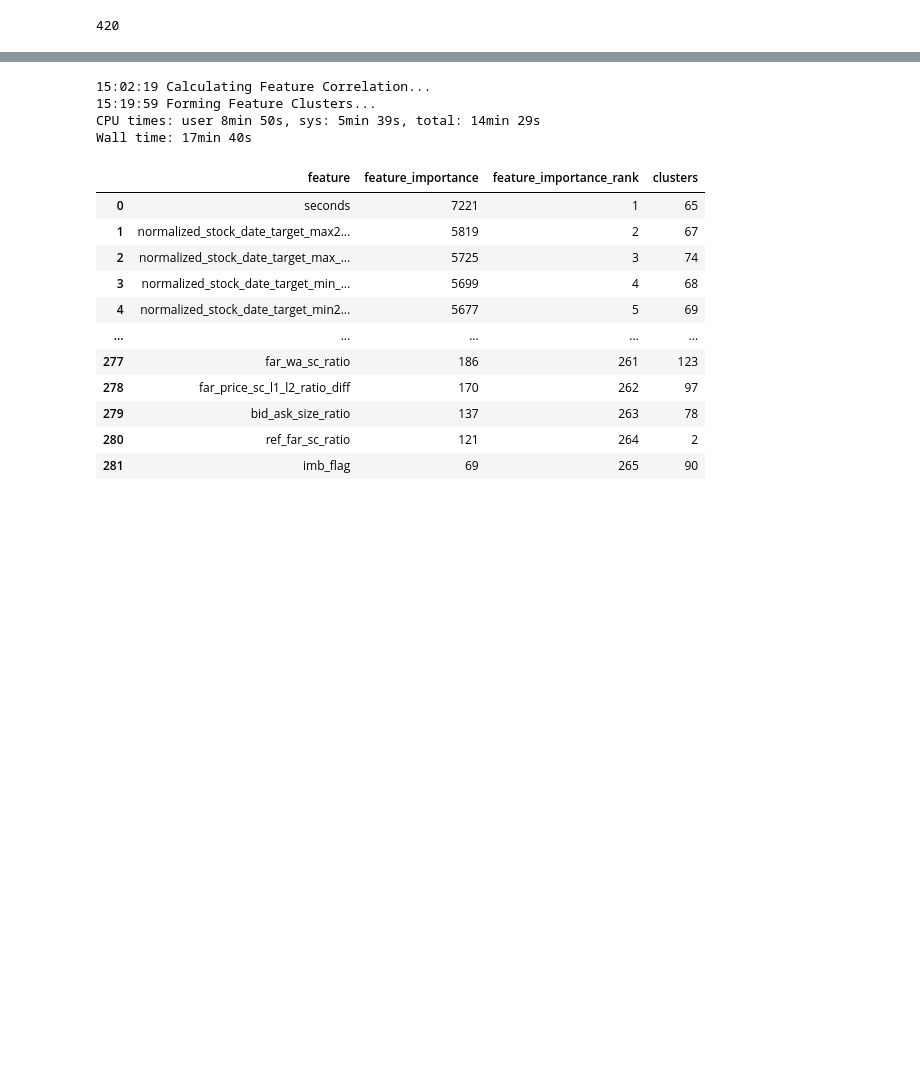
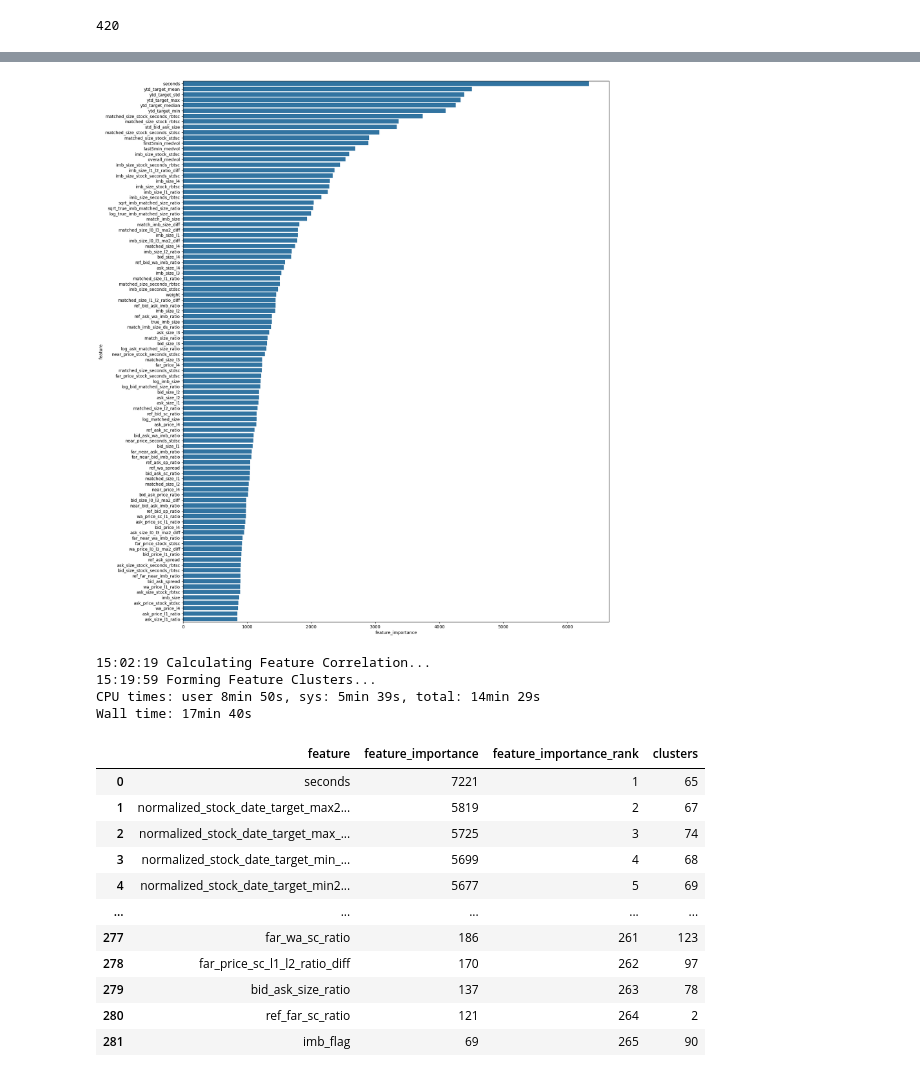
Before and after one commit to waikey-lee/kaggle-optiver-trading, a Jupyter notebook: notebooks/2.0.lgbm_baseline.ipynb, the cells around one changed output, grey strips where cells are left out. Saved outputs shown, nothing was run; the diff lists cells and outputs as text; code cells hidden in the pictures; blank space fills up the shorter version.

```diff
--- a/notebooks/2.0.lgbm_baseline.ipynb
+++ b/notebooks/2.0.lgbm_baseline.ipynb
@@ -703,0 +1470,19 @@ feature_imp_df = plot_feature_importance(
+# %%
+params = dict(
+    iterations=trial.suggest_int("iterations", 100, 500),
+    learning_rate=trial.suggest_float("learning_rate", 0.001, 0.1, log=True),
+    depth=trial.suggest_int("depth", 3, 9),
+    subsample=trial.suggest_float("subsample", 0.35, 0.95),
+    colsample_bylevel=trial.suggest_float("colsample_bylevel", 0.05, 0.9),
+    min_data_in_leaf=trial.suggest_int("min_data_in_leaf", 1, 5),
+    l2_leaf_reg=trial.suggest_float("l2_leaf_reg", 0, 1),
+    grow_policy=trial.suggest_categorical("grow_policy", ["SymmetricTree", "Depthwise", "Lossguide"]),
+    random_strength=trial.suggest_float("random_strength", 0, 1),
+    verbose=0,
+)
+model = CatBoostClassifier(**params)
+X_tr = X_train.iloc[tr_idx]
+y_tr = y_train[tr_idx]
+X_va = X_train.iloc[va_idx]
+y_va = y_train[va_idx]
+model.fit(X_tr, y_tr)
@@ -704,3 +1569,9 @@ feature_imp_df = plot_feature_importance(
+# %%
+feature_imp_df = plot_feature_importance(
+    features=model.feature_name(), importances=model.feature_importance(), return_df=True, limit=100, figsize=(18, 23)
+)
+# %% [output]
+[figure, added]
 # %%
 %%time
 feature_summary_df, feature_corr_df, linkage_matrix = get_feature_summary(bin_model, train, clustering_threshold=0.5)
```
Also changed, not shown: parts of 215 cells of this notebook, 2 other files.
